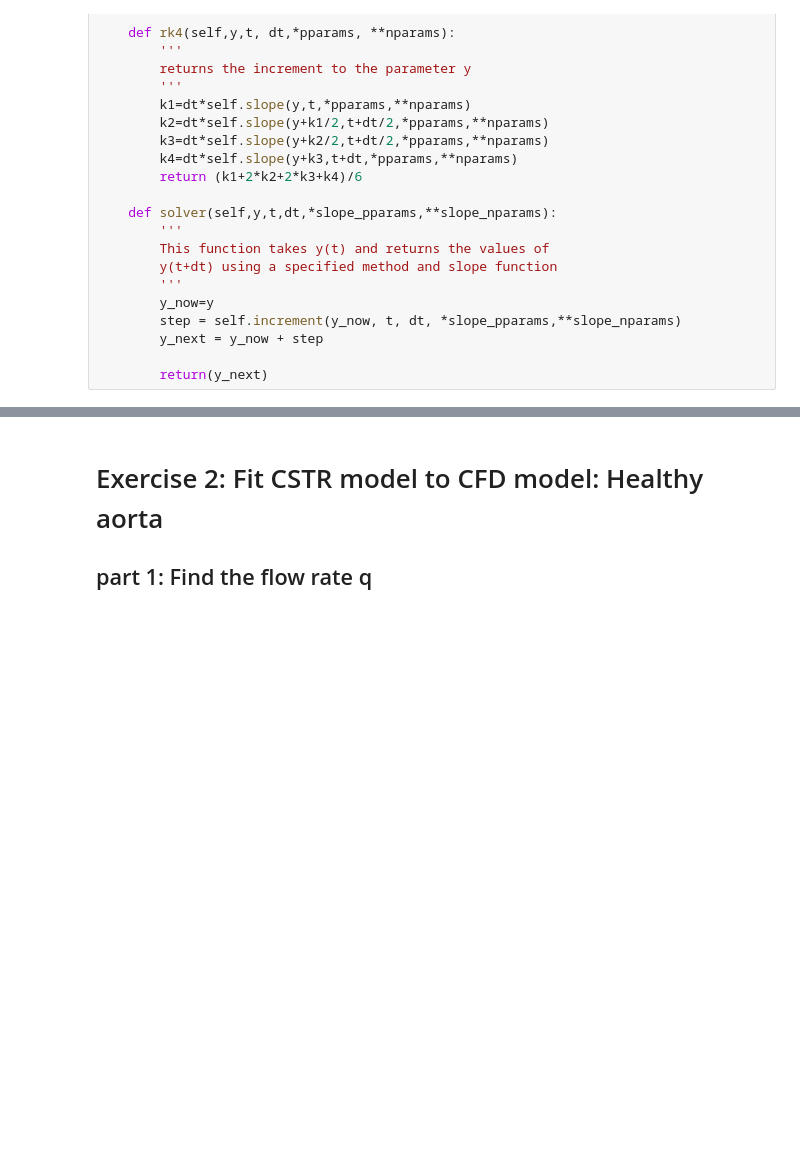
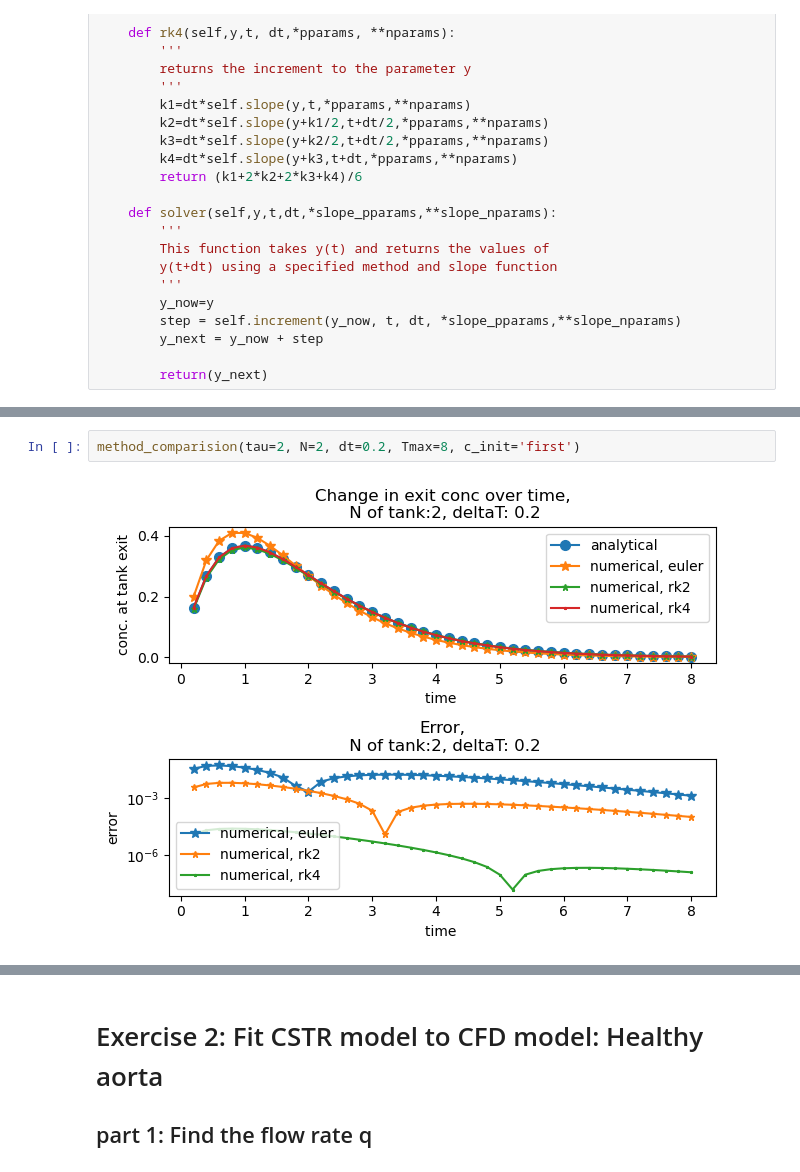
Before and after one commit to waves-stats/MOD_510_2023_autumn, a Jupyter notebook: Partha/project3/mod510_project3_partha_v2.ipynb, the cells around one changed output, grey strips where cells are left out. Saved outputs shown, nothing was run; the diff lists cells and outputs as text; blank space fills up the shorter version.

```diff
--- a/Partha/project3/mod510_project3_partha_v2.ipynb
+++ b/Partha/project3/mod510_project3_partha_v2.ipynb
@@ -374 +341,5 @@ def make(tau=2, N=1,dt=3,Tmax=20,y_init='first'):
+# %%
+method_comparision(tau=2, N=2, dt=0.2, Tmax=8, c_init='first')
+# %% [output]
+[figure, added]
 # %%
```
Also changed, not shown: parts of 46 cells of this notebook.
